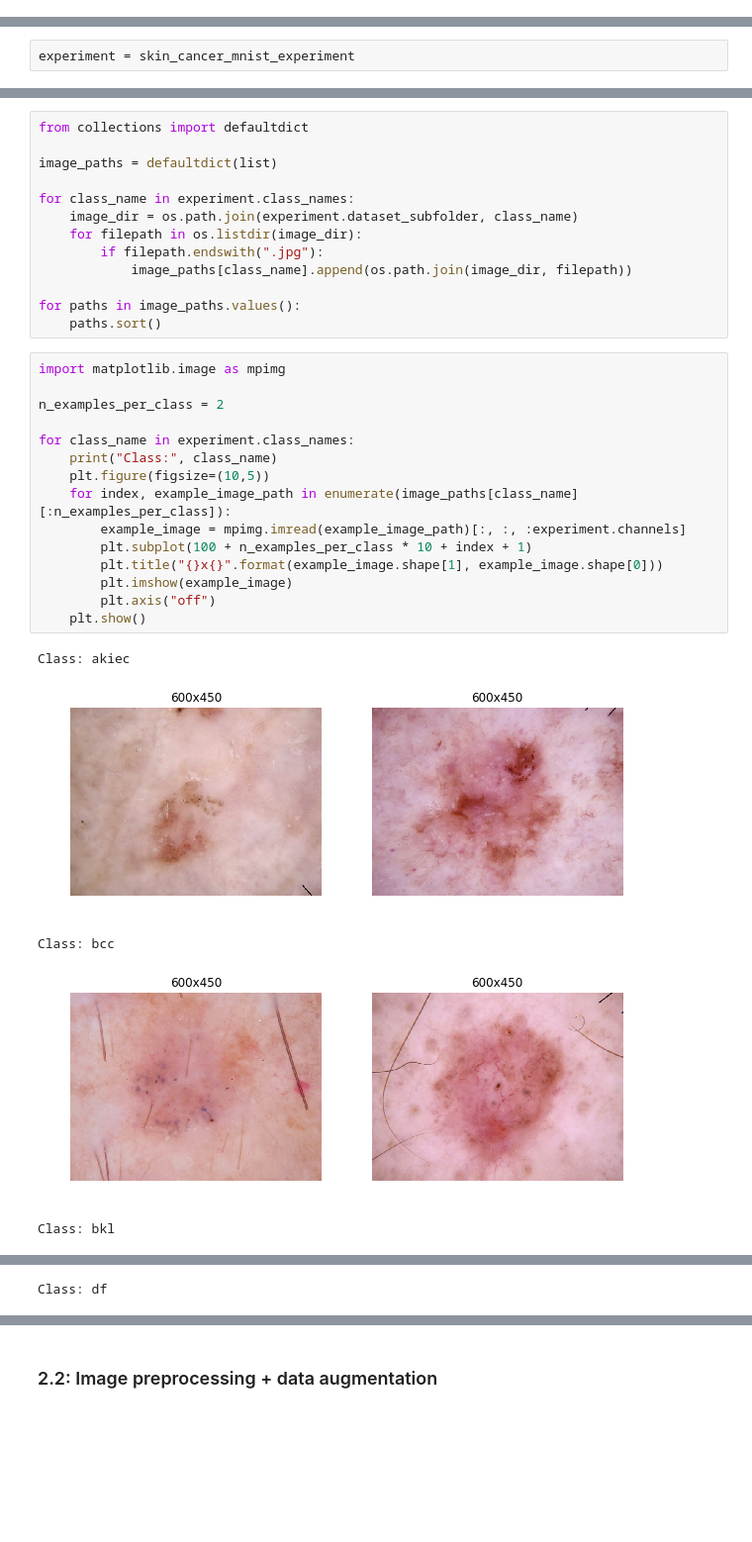
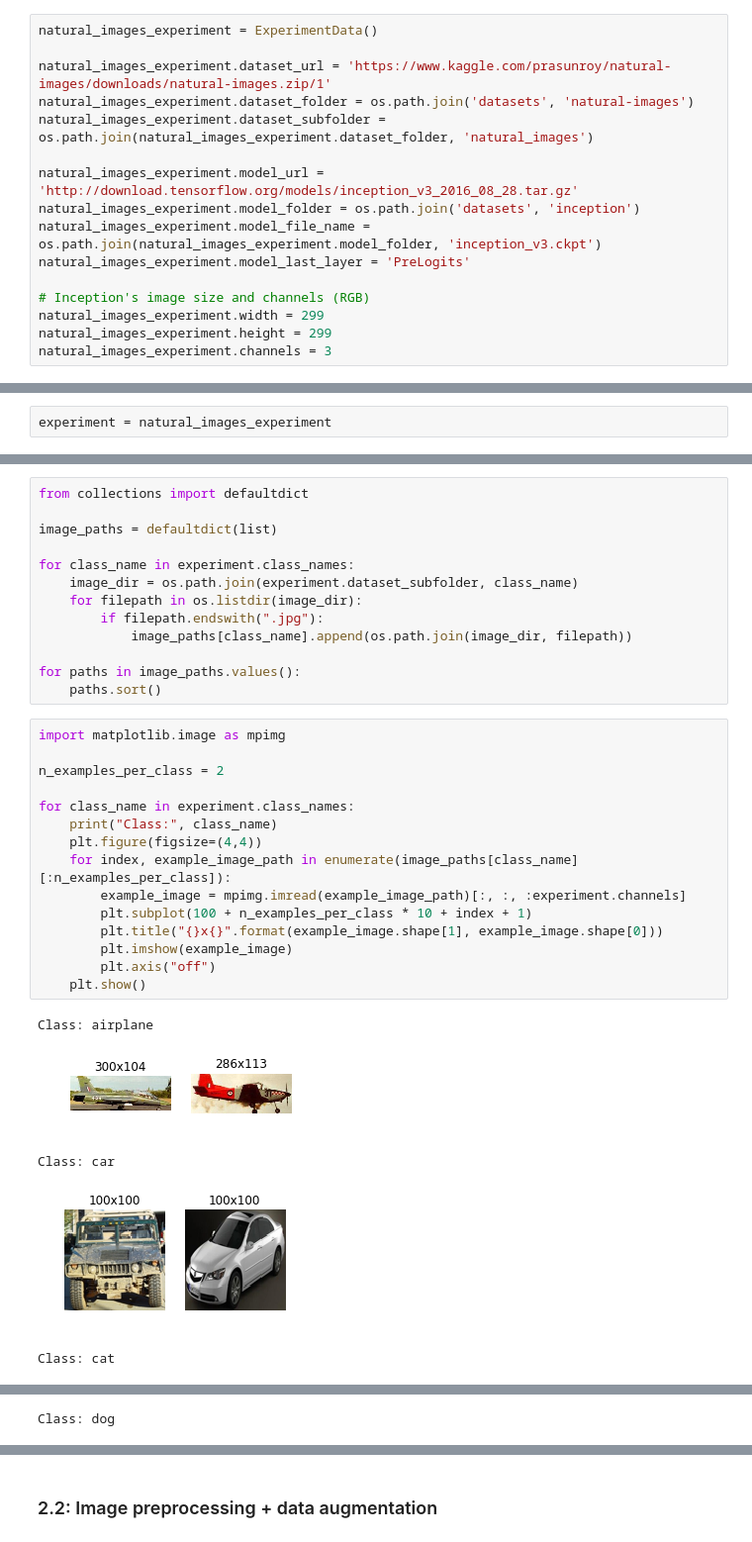
Before and after one commit to fau-masters-collected-works-cgarbin/cap6618-computer-vision, a Jupyter notebook: module7/CAP6618_PP5_final_cgarbin.ipynb, the cells around one changed output, grey strips where cells are left out. Shown at 99% size. Saved outputs shown, nothing was run; the diff lists cells and outputs as text; blank space fills up the shorter version.

Commit message:
Add natural images dataset and early stopping

```diff
--- a/module7/CAP6618_PP5_final_cgarbin.ipynb
+++ b/module7/CAP6618_PP5_final_cgarbin.ipynb
@@ -213,2 +234,18 @@ skin_cancer_mnist_experiment.channels = 3
+# %%
+natural_images_experiment = ExperimentData()
+
+natural_images_experiment.dataset_url = 'https://www.kaggle.com/prasunroy/natural-images/downloads/natural-images.zip/1'
+natural_images_experiment.dataset_folder = os.path.join('datasets', 'natural-images')
+natural_images_experiment.dataset_subfolder = os.path.join(natural_images_experiment.dataset_folder, 'natural_images')
+
+natural_images_experiment.model_url = 'http://download.tensorflow.org/models/inception_v3_2016_08_28.tar.gz'
+natural_images_experiment.model_folder = os.path.join('datasets', 'inception')
+natural_images_experiment.model_file_name = os.path.join(natural_images_experiment.model_folder, 'inception_v3.ckpt')
+natural_images_experiment.model_last_layer = 'PreLogits'
+
+# Inception's image size and channels (RGB)
+natural_images_experiment.width = 299
+natural_images_experiment.height = 299
+natural_images_experiment.channels = 3
 # %% [markdown]
 ### Experiment to run
@@ -215,5 +254,5 @@ skin_cancer_mnist_experiment.channels = 3
 # %%
-experiment = skin_cancer_mnist_experiment
+experiment = natural_images_experiment
 # %% [markdown]
 ### 2.1: Fetching the data
 # %%
@@ -246,21 +285,21 @@ for paths in image_paths.values():
 # %%
 import matplotlib.image as mpimg
 
 n_examples_per_class = 2
 
 for class_name in experiment.class_names:
     print("Class:", class_name)
-    plt.figure(figsize=(10,5))
+    plt.figure(figsize=(4,4))
     for index, example_image_path in enumerate(image_paths[class_name][:n_examples_per_class]):
         example_image = mpimg.imread(example_image_path)[:, :, :experiment.channels]
         plt.subplot(100 + n_examples_per_class * 10 + index + 1)
         plt.title("{}x{}".format(example_image.shape[1], example_image.shape[0]))
         plt.imshow(example_image)
         plt.axis("off")
     plt.show()
 # %% [output]
-Class: akiec
+Class: airplane
-[figure, old version]
+[figure, new version]
-Class: bcc
+Class: car
-[figure, old version]
+[figure, new version]
-Class: bkl
+Class: cat
@@ -268 +307 @@ Class: bkl
-Class: df
+Class: dog
```
Also changed, not shown: parts of 31 cells of this notebook.
